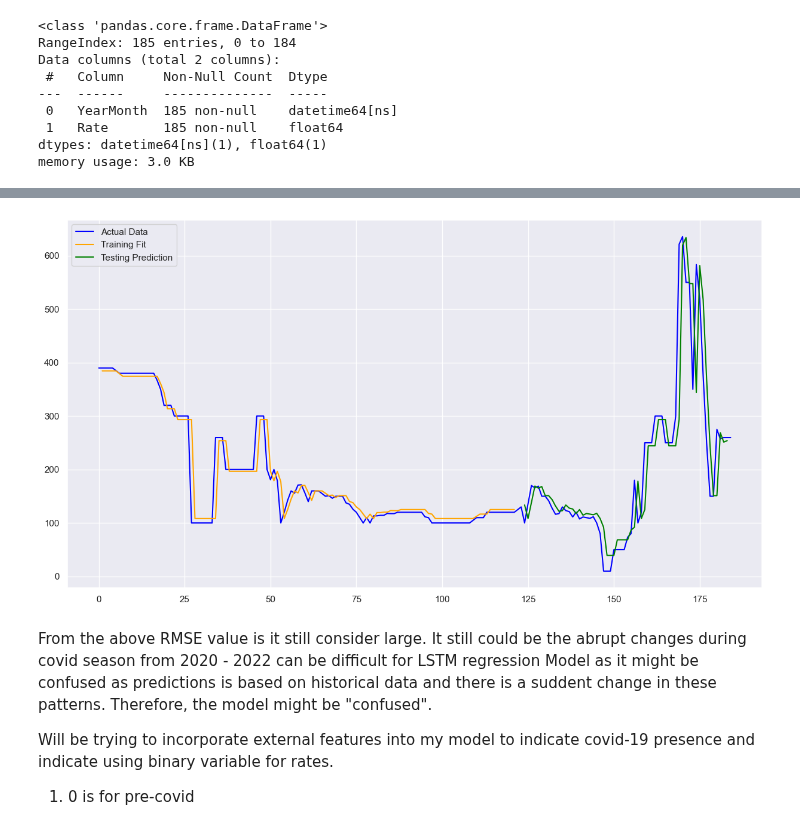
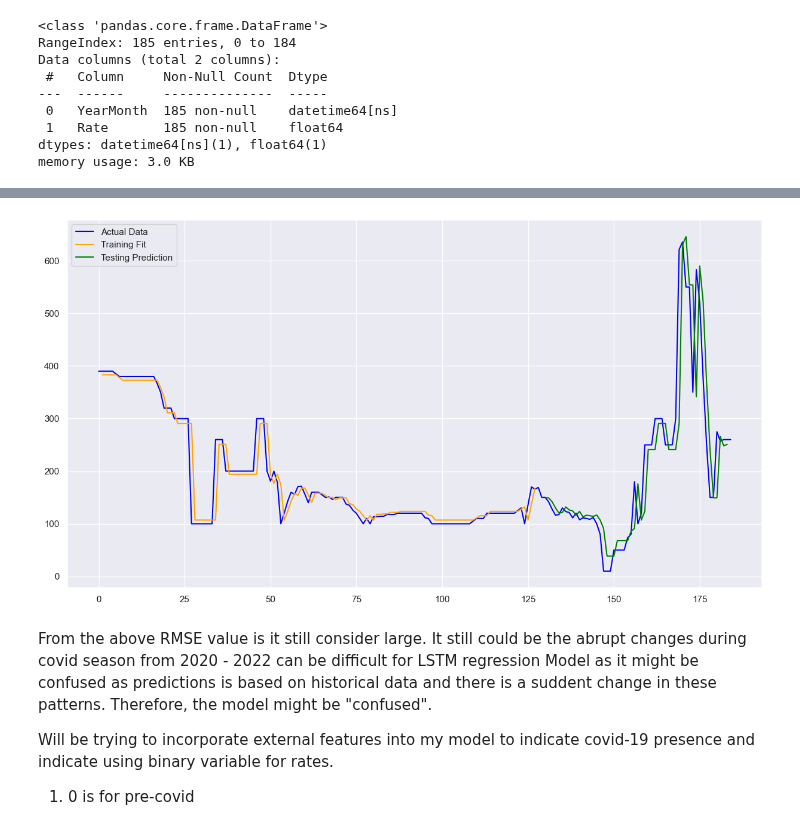
Before and after one commit to aloysiuswjw/Cost-Rate-Analysis, a Jupyter notebook: FT1.ipynb, the cells around one changed output, grey strips where cells are left out. Drawn from its saved outputs; the diff is of its cells as text; code cells hidden in the pictures.

```diff
--- a/FT1.ipynb
+++ b/FT1.ipynb
@@ -487,7 +487,7 @@ scaler = MinMaxScaler(feature_range=(0, 1))
 dataset = scaler.fit_transform(df_lstm1['Rate'].values.reshape(-1,1))
 
 # Split into train and test sets
-train_size = int(len(dataset) * 0.67)
+train_size = int(len(dataset) * 0.7)
 test_size = len(dataset) - train_size
 train, test = dataset[0:train_size,:], dataset[train_size:len(dataset),:]
 
@@ -543,4 +543,4 @@ testPredictPlot section shape: (60, 1)
-[figure, old version]
+[figure, new version]
 # %% [markdown]
 From the above RMSE value is it still consider large. It still could be the abrupt changes during covid season from 2020 - 2022 can be difficult for LSTM regression Model as it might be confused as predictions is based on historical data and there is a suddent change in these patterns. Therefore, the model might be "confused".
 
```
Also changed, not shown: parts of 4 cells of this notebook, 1 other file.
